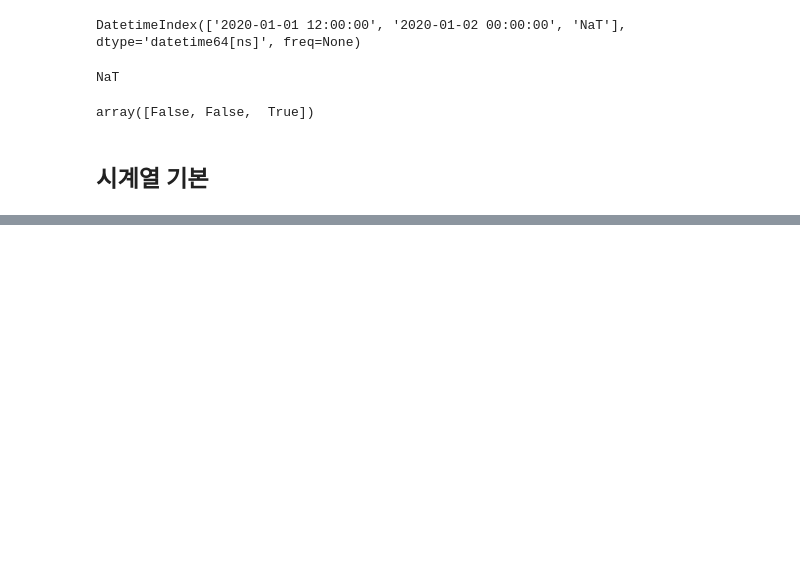
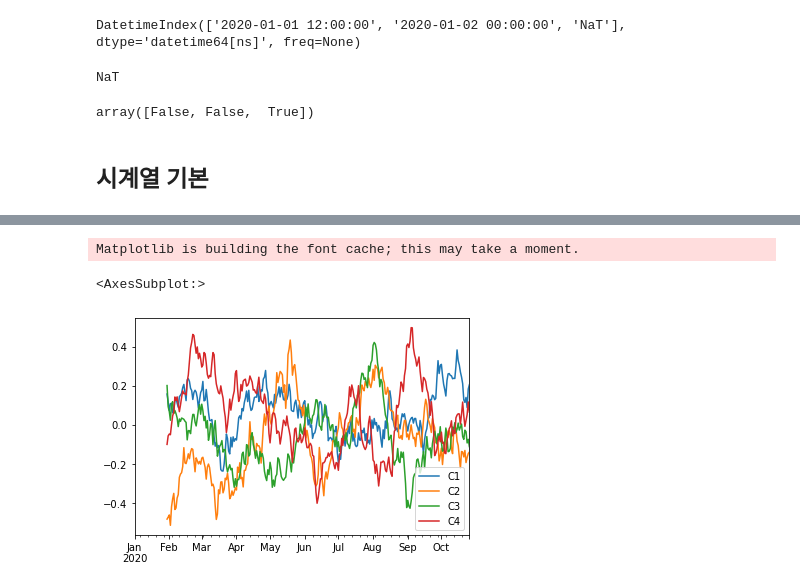
Before and after one commit to DonghyunAnn/Donghyun_Pyhthon_studying, a Jupyter notebook: Pandas_Studying.ipynb, the cells around one changed output, grey strips where cells are left out. Cells and saved outputs as stored; diff of their text form; code cells hidden in the pictures; blank space fills up the shorter version.

```diff
--- a/Pandas_Studying.ipynb
+++ b/Pandas_Studying.ipynb
@@ -2968,0 +3969,5 @@ array([False, False,  True])
+# %%
+df=pd.DataFrame(np.random.randn(300,4),
+               index=pd.date_range('2020-01-01',periods=300,freq='D'),
+                columns=['C1','C2','C3','C4'])
+df
@@ -2968,0 +4004,6 @@ array([False, False,  True])
+# %%
+df.rolling(30).mean().plot()
+# %% [output]
+Matplotlib is building the font cache; this may take a moment.
+<AxesSubplot:>
+[figure, added]
```
Also changed, not shown: parts of 116 cells of this notebook.
